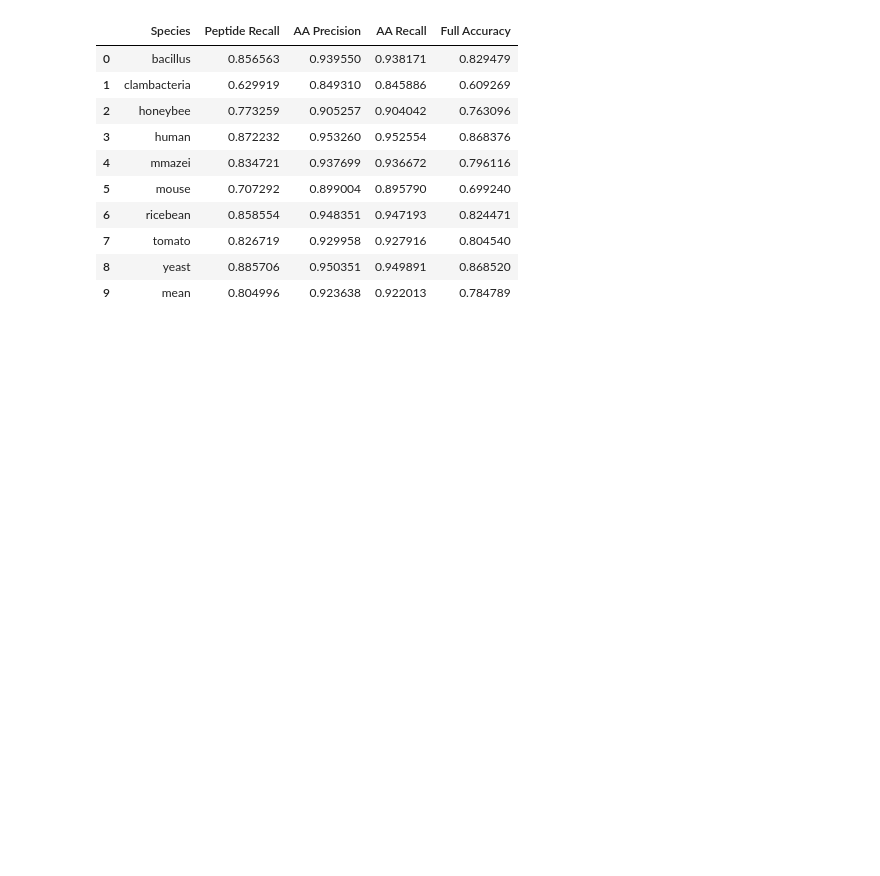
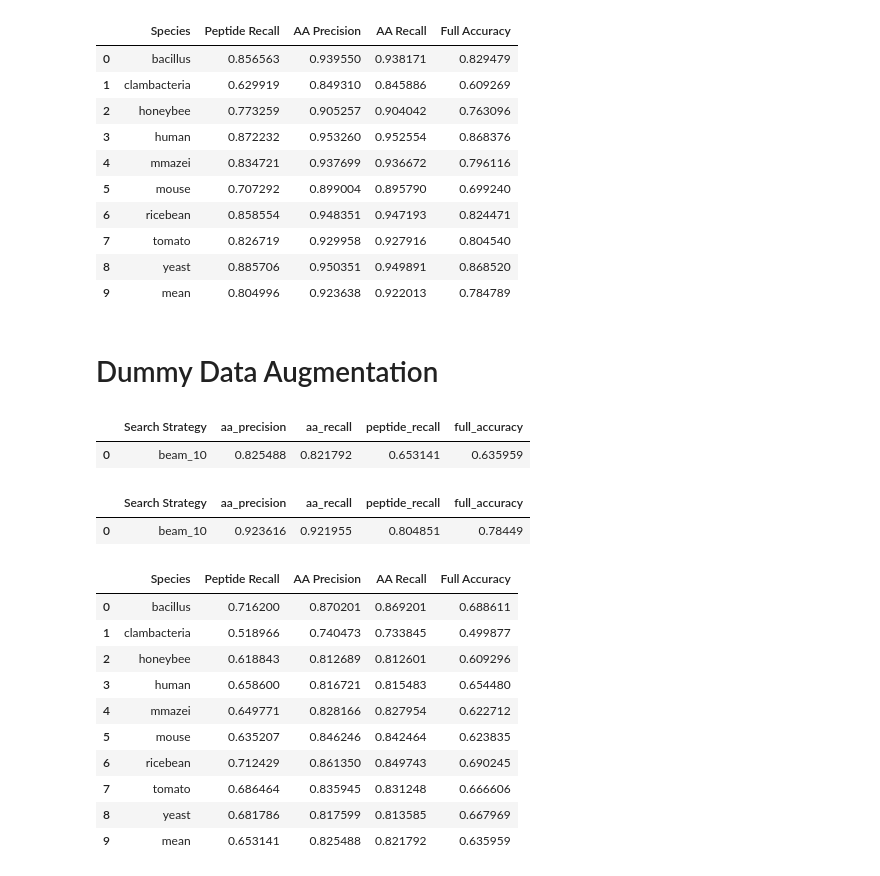
Before and after one commit to lastmme/RocNovo-Lightning, a Jupyter notebook: tutorials/06_metric_calculation.ipynb, the cells around one changed output. Drawn from its saved outputs; the diff is of its cells as text; code cells hidden in the pictures; blank space fills up the shorter version.

Commit message:
docs(benchmark): add comparison tables for realistic and dummy data augmentation.
1. nine species v1 zero-shot results.
2. nine species v2 zero-shot results.

```diff
--- a/tutorials/06_metric_calculation.ipynb
+++ b/tutorials/06_metric_calculation.ipynb
@@ -486,3 +486,57 @@ df_merged
 | 7 | tomato | 0.826719 | 0.929958 | 0.927916 | 0.804540 |
 | 8 | yeast | 0.885706 | 0.950351 | 0.949891 | 0.868520 |
 | 9 | mean | 0.804996 | 0.923638 | 0.922013 | 0.784789 |
+# %% [markdown]
+# Dummy Data Augmentation
+# %%
+v1_df = calculate_multi_strategy_metrics(
+    normalize_path("/data2/xp/RocNovo-Lightning/outputs/final/dummy_results"),
+    "v1"
+)
+v2_df = calculate_multi_strategy_metrics(
+    normalize_path("/data2/xp/RocNovo-Lightning/outputs/final/dummy_results"),
+    "v2"
+)
+v1_grouped_df = post_process_df(v1_df)
+v2_grouped_df = post_process_df(v2_df)
+# %%
+v1_grouped_df
+# %% [output]
+|  | Search Strategy | aa_precision | aa_recall | peptide_recall | full_accuracy |
+| 0 | beam_10 | 0.825488 | 0.821792 | 0.653141 | 0.635959 |
+# %%
+v2_grouped_df
+# %% [output]
+|  | Search Strategy | aa_precision | aa_recall | peptide_recall | full_accuracy |
+| 0 | beam_10 | 0.923616 | 0.921955 | 0.804851 | 0.78449 |
+# %%
+v1_peptide_recall_df = extract_and_format_metric(v1_df, "peptide_recall")
+v1_aa_precision_df = extract_and_format_metric(v1_df, "aa_precision")
+v1_aa_recall_df = extract_and_format_metric(v1_df, "aa_recall")
+v1_full_accuracy = extract_and_format_metric(v1_df, "full_accuracy")
+
+v2_peptide_recall_df = extract_and_format_metric(v2_df, "peptide_recall")
+v2_aa_precision_df = extract_and_format_metric(v2_df, "aa_precision")
+v2_aa_recall_df = extract_and_format_metric(v2_df, "aa_recall")
+v2_full_accuracy = extract_and_format_metric(v2_df, "full_accuracy")
+# %%
+import pandas as pd
+
+df_pep_rec = v1_peptide_recall_df[["Species", "beam_10"]].set_index("Species").rename(columns={"beam_10": "Peptide Recall"})
+df_aa_pre  = v1_aa_precision_df[["Species", "beam_10"]].set_index("Species").rename(columns={"beam_10": "AA Precision"})
+df_aa_rec  = v1_aa_recall_df[["Species", "beam_10"]].set_index("Species").rename(columns={"beam_10": "AA Recall"})
+df_full_acc = v1_full_accuracy[["Species", "beam_10"]].set_index("Species").rename(columns={"beam_10": "Full Accuracy"})
+df_merged = pd.concat([df_pep_rec, df_aa_pre, df_aa_rec, df_full_acc], axis=1).reset_index()
+df_merged
+# %% [output]
+|  | Species | Peptide Recall | AA Precision | AA Recall | Full Accuracy |
+| 0 | bacillus | 0.716200 | 0.870201 | 0.869201 | 0.688611 |
+| 1 | clambacteria | 0.518966 | 0.740473 | 0.733845 | 0.499877 |
+| 2 | honeybee | 0.618843 | 0.812689 | 0.812601 | 0.609296 |
+| 3 | human | 0.658600 | 0.816721 | 0.815483 | 0.654480 |
+| 4 | mmazei | 0.649771 | 0.828166 | 0.827954 | 0.622712 |
+| 5 | mouse | 0.635207 | 0.846246 | 0.842464 | 0.623835 |
+| 6 | ricebean | 0.712429 | 0.861350 | 0.849743 | 0.690245 |
+| 7 | tomato | 0.686464 | 0.835945 | 0.831248 | 0.666606 |
+| 8 | yeast | 0.681786 | 0.817599 | 0.813585 | 0.667969 |
+| 9 | mean | 0.653141 | 0.825488 | 0.821792 | 0.635959 |
```
Also changed, not shown: parts of 6 cells of this notebook, 2 other files.
